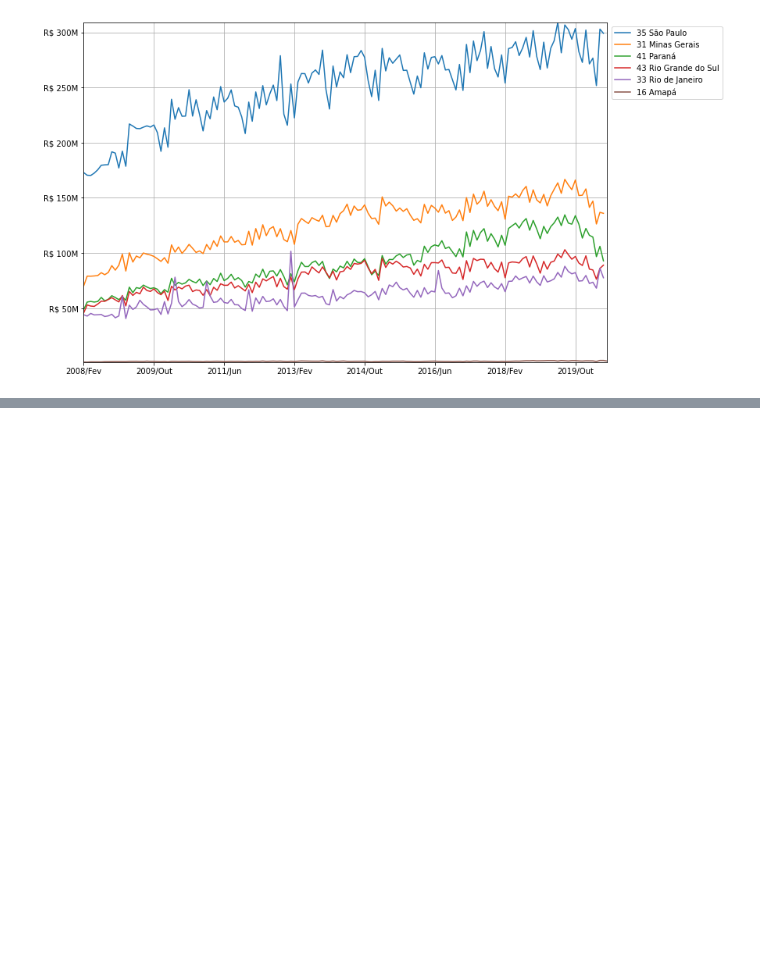
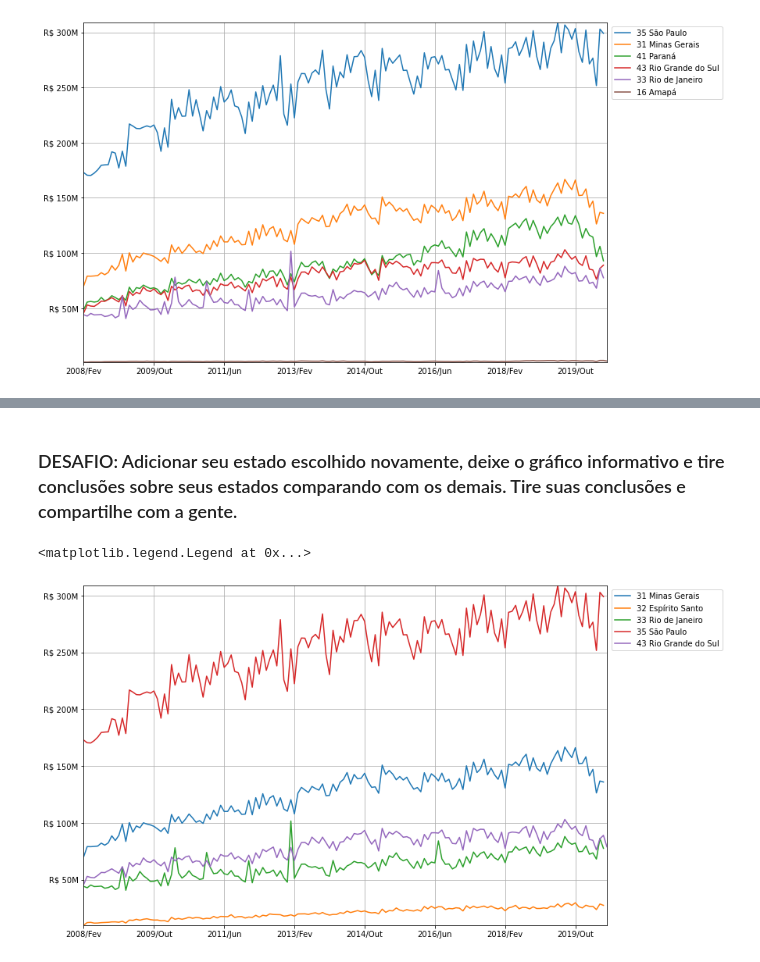
Before and after one commit to nicolasbuen/Alura-s-Data-Science-Bootcamp, a Jupyter notebook: modulo_1/Aula_3.ipynb, the cells around one changed output, grey strips where cells are left out. Saved outputs shown, nothing was run; the diff lists cells and outputs as text; code cells hidden in the pictures; blank space fills up the shorter version.

```diff
--- a/modulo_1/Aula_3.ipynb
+++ b/modulo_1/Aula_3.ipynb
@@ -127,0 +204,18 @@ ax.legend(bbox_to_anchor = (1.002, 1), loc="upper left")
+# %% [markdown]
+### DESAFIO: Adicionar seu estado escolhido novamente, deixe o gráfico informativo e tire conclusões sobre seus estados comparando com os demais. Tire suas conclusões e compartilhe com a gente.
+# %%
+ax = usaveis_sudeste.loc[:,'2008/Fev': '2020/Jun'].T.plot(figsize=(12,8))
+estado = "43 Rio Grande do Sul"
+ax.plot(usaveis_ord_total.loc[estado,"2008/Fev":"2020/Jul"], label = estado)
+
+# Para Y axis
+formattery = ticker.FuncFormatter(millions)
+ax.yaxis.set_major_formatter(formattery)
+
+plt.grid()
+plt.margins(0.0)
+
+ax.legend(bbox_to_anchor = (1.002, 1), loc="upper left")
+# %% [output]
+<matplotlib.legend.Legend at 0x...>
+[figure, added]
```
Also changed, not shown: parts of 13 cells of this notebook.
